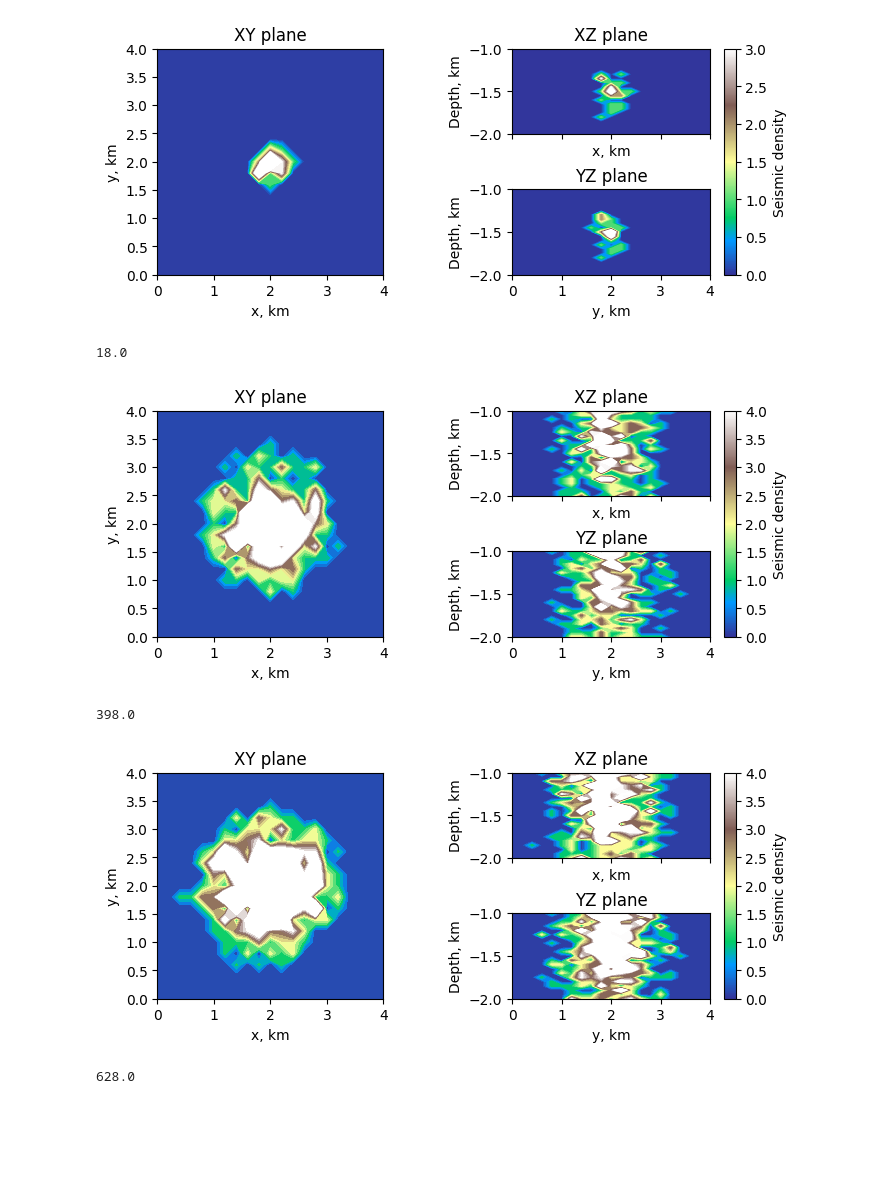
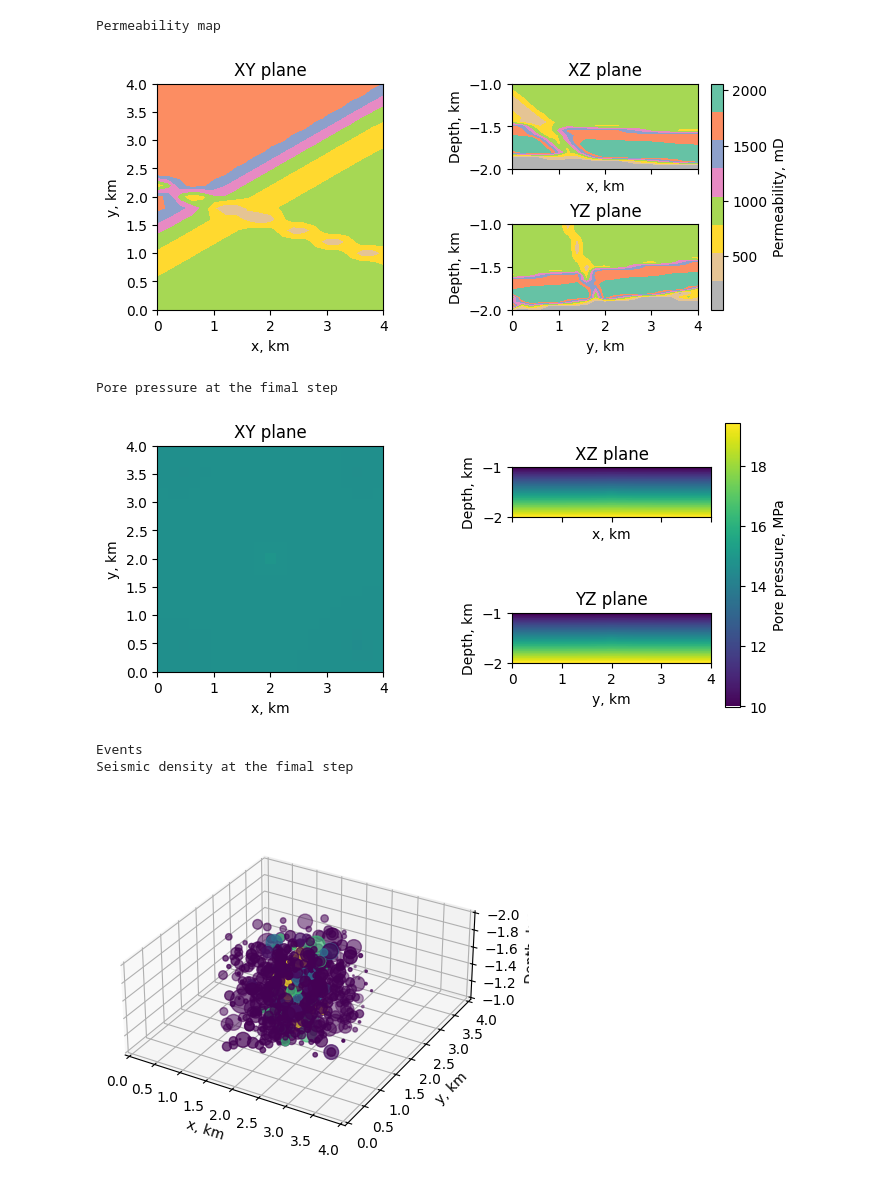
Before and after one commit to mexalon/mm_modeling, a Jupyter notebook: perms_to_events.ipynb, the cells around one changed output. Cells and saved outputs as stored; diff of their text form; code cells hidden in the pictures; blank space fills up the shorter version.

```diff
--- a/perms_to_events.ipynb
+++ b/perms_to_events.ipynb
@@ -97,11 +99,0 @@ with h5py.File(perms_path, 'a') as f:
-# %%
-jj = 6
-with h5py.File(perms_path, 'a') as f:
-    print(f.keys())
-    ev = f['events'][jj]
-    pp = f['perm'][jj]
-    par = f.attrs['params']
-
-plot_perm(perm, (10, 10, 10), params)
-
-plot_event_list(ev[0:900], params)
@@ -112,11 +100,37 @@ plot_event_list(ev[0:900], params)
-# %%
-for ii in [2,50,100]:
-    plot_cumulative_events_projection(raw_events, ii, params=params)
-    print(np.sum(raw_events[0:ii]))
-# %% [output]
-[figure, removed]
-18.0
-[figure, removed]
-398.0
-[figure, removed]
-628.0
+# %%
+# How to read data
+jj = 1
+
+with h5py.File(perms_path, 'a') as f:
+    ev = f['events'][jj]
+    pp = f['perm'][jj]
+    pore = f['pore'][jj]
+    ev_d = f['ev_dens'][jj]
+
+spec_params = BaseConfig()
+spec_params.load(fname_for_params) # loading params
+
+print('Permeability map')
+plot_perm(perm, loc=(10, 10, 10), params=spec_params)
+
+print('Pore pressure at the fimal step')
+plot_press(pore, loc=(10, 10, 10), params=spec_params)
+
+print('Events')
+plot_event_list(ev[0:900], params=spec_params)
+
+print('Seismic density at the fimal step')
+plot_events_projection(ev_d, params=spec_params)
+
+print('Pore pressure at the fimal step at source location slice')
+fig, ax = plt.subplots()
+ims = ax.imshow(pore[:,:,10]) # pore press at source location slice
+plt.colorbar(ims, ax=ax)
+# %% [output]
+Permeability map
+[figure, added]
+Pore pressure at the fimal step
+[figure, added]
+Events
+Seismic density at the fimal step
+[figure, added]
```
Also changed, not shown: parts of 5 cells of this notebook, 6 other files.
